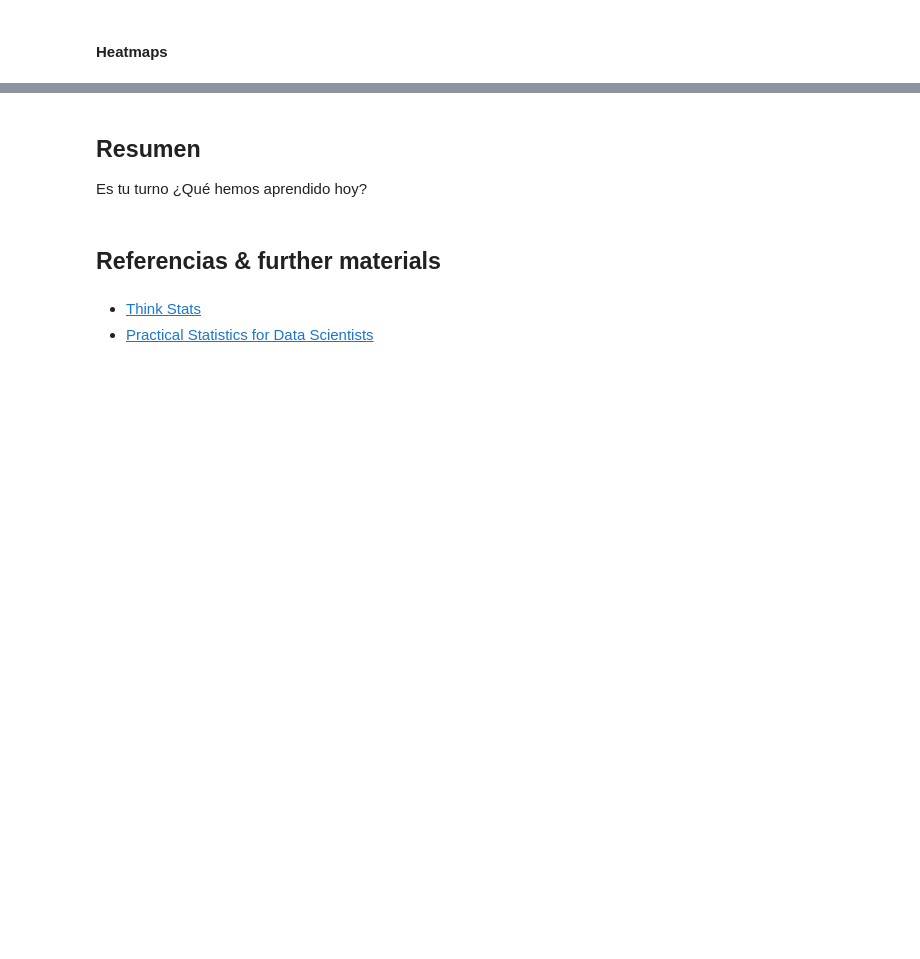
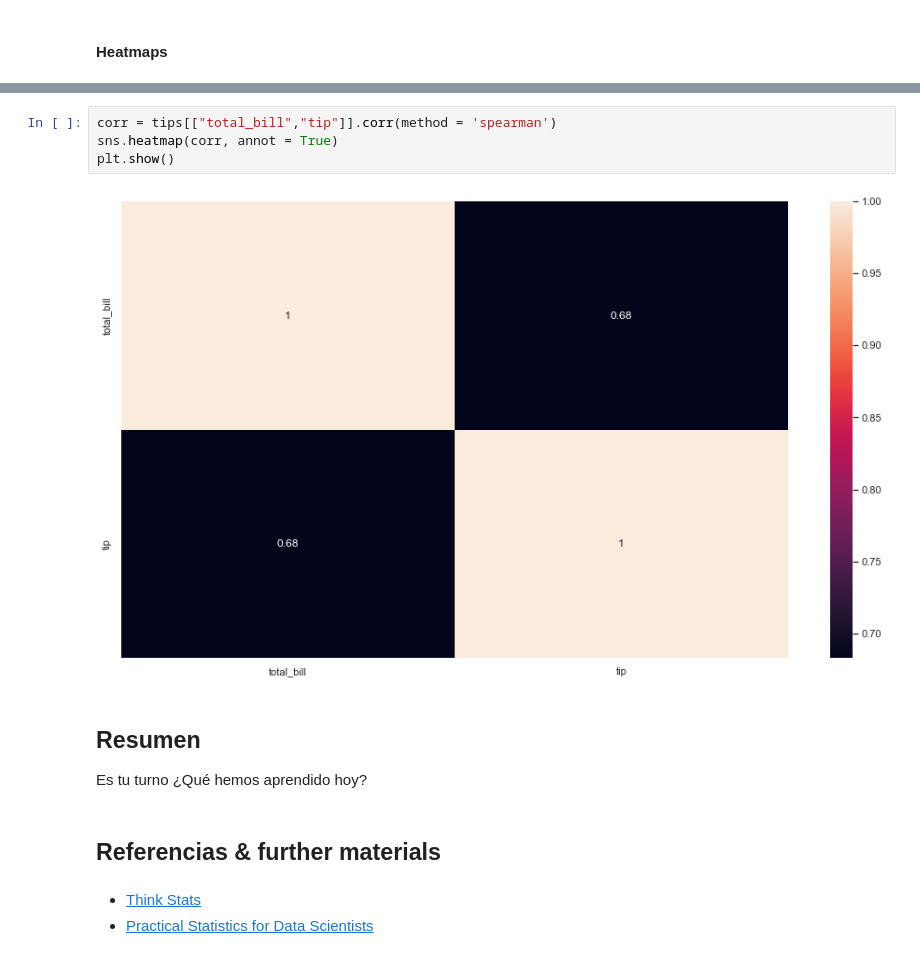
Before and after one commit to Ironhack-Data-Madrid-Octubre-2021/apuntes_clase, a Jupyter notebook: semana_05/02 - Intro estadística.ipynb, the cells around one changed output, grey strips where cells are left out. Cells and saved outputs as stored; diff of their text form; blank space fills up the shorter version.

```diff
--- a/semana_05/02 - Intro estadística.ipynb
+++ b/semana_05/02 - Intro estadística.ipynb
@@ -753,3 +843,9 @@ sns.heatmap(iris.corr(), vmin=-1, vmax=1);
+# %%
+corr = tips[["total_bill","tip"]].corr(method = 'spearman')
+sns.heatmap(corr, annot = True)
+plt.show()
+# %% [output]
+[figure, added]
 # %% [markdown]
 ## Resumen
 Es tu turno ¿Qué hemos aprendido hoy?
```
Also changed, not shown: parts of 21 cells of this notebook.
